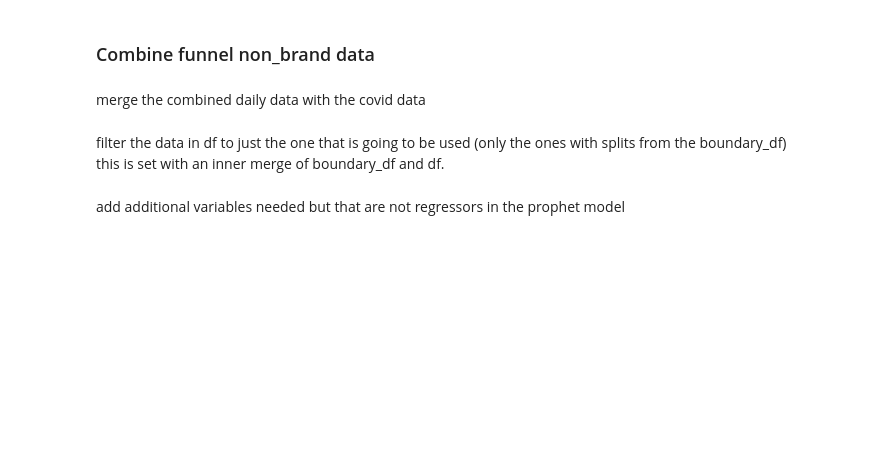
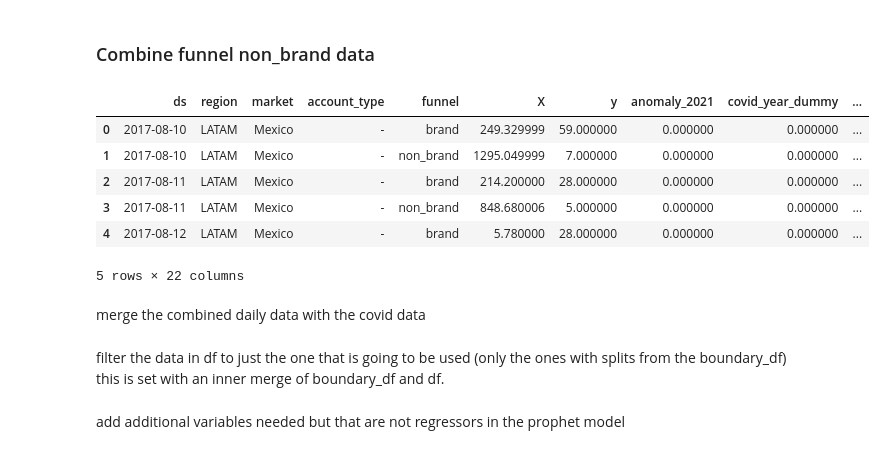
Before and after one commit to JJRinconGroupM/GroupM_US_Offshore_Hub_Savant, a Jupyter notebook: All Regions/Account type/mx/24 Sep Update/MX - 1 Data EDA Budget Setup.ipynb, the cells around one changed output. Saved outputs shown, nothing was run; the diff lists cells and outputs as text; code cells hidden in the pictures; blank space fills up the shorter version.

```diff
--- a/All Regions/Account type/mx/24 Sep Update/MX - 1 Data EDA Budget Setup.ipynb
+++ b/All Regions/Account type/mx/24 Sep Update/MX - 1 Data EDA Budget Setup.ipynb
@@ -161,8 +152,16 @@ Timestamp('2024-04-23 00:00:00')
 # %% [markdown]
 ### Combine funnel non_brand data
 # %%
-combined_df = Combine(df, 'L')
+combined_df = Combine(df = df, config_dict = config_dict)
 combined_df.head()
+# %% [output]
+|  | ds | region | market | account_type | funnel | X | y | anomaly_2021 | covid_year_dummy | ... |
+| 0 | 2017-08-10 | LATAM | Mexico | - | brand | 249.329999 | 59.000000 | 0.000000 | 0.000000 | ... |
+| 1 | 2017-08-10 | LATAM | Mexico | - | non_brand | 1295.049999 | 7.000000 | 0.000000 | 0.000000 | ... |
+| 2 | 2017-08-11 | LATAM | Mexico | - | brand | 214.200000 | 28.000000 | 0.000000 | 0.000000 | ... |
+| 3 | 2017-08-11 | LATAM | Mexico | - | non_brand | 848.680006 | 5.000000 | 0.000000 | 0.000000 | ... |
+| 4 | 2017-08-12 | LATAM | Mexico | - | brand | 5.780000 | 28.000000 | 0.000000 | 0.000000 | ... |
+5 rows × 22 columns
 # %% [markdown]
 merge the combined daily data with the covid data
 # %%
```
Also changed, not shown: parts of 9 cells of this notebook, 3 other files.
